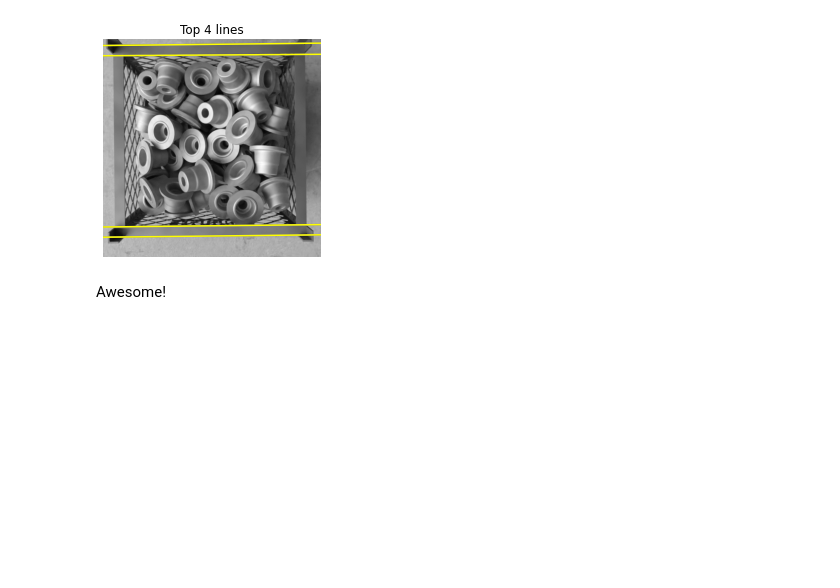
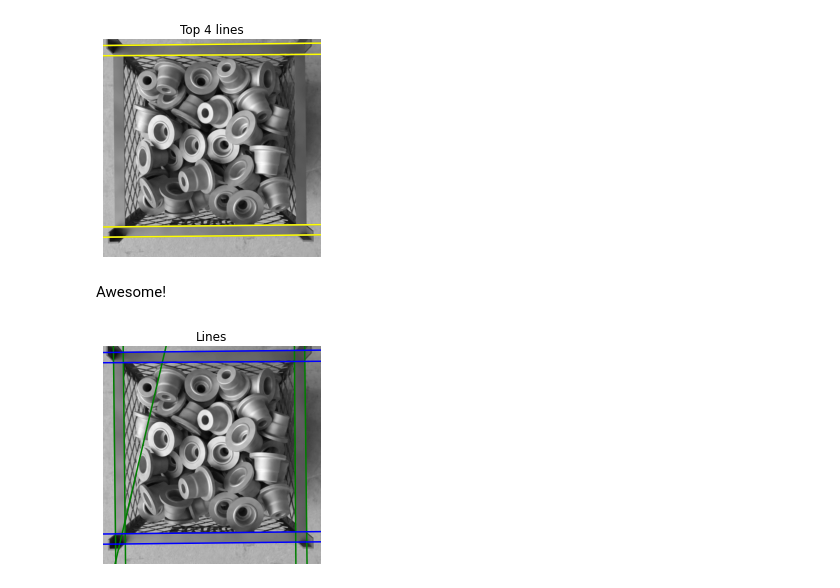
Before and after one commit to brunompacheco/part-counting, a Jupyter notebook: notebooks/01.00-bmp-box-cropping.ipynb, the cells around one changed output. Cells and saved outputs as stored; diff of their text form; code cells hidden in the pictures; blank space fills up the shorter version.

```diff
--- a/notebooks/01.00-bmp-box-cropping.ipynb
+++ b/notebooks/01.00-bmp-box-cropping.ipynb
@@ -91,7 +91,7 @@ from skimage.feature import canny
 
 img = np.array(color*255, dtype='uint8')
 
-edg = canny(img, sigma=1)
+edges = canny(img, sigma=1)
 
 plt.gcf().set_size_inches(14,8)
 plt.subplot(121)
@@ -101,7 +101,7 @@ plt.xticks([])
 plt.yticks([])
 
 plt.subplot(122)
-plt.imshow(edg, cmap='gray')
+plt.imshow(edges, cmap='gray')
 plt.title('Edge Image')
 plt.xticks([])
 plt.yticks([])
@@ -116,7 +116,7 @@ from matplotlib import cm
 # Classic straight-line Hough transform
 # Set a precision of 0.5 degree.
 tested_angles = np.linspace(-np.pi/2, np.pi/2, 360, endpoint=True)
-h, theta, d = hough_line(edg, theta=tested_angles)
+h, theta, d = hough_line(edges, theta=tested_angles)
 
 angle_step = 0.5 * np.diff(theta).mean()
 d_step = 0.5 * np.diff(d).mean()
@@ -164,7 +164,7 @@ from matplotlib import cm
 # Classic straight-line Hough transform
 # Set a precision of 0.5 degree.
 tested_angles = np.linspace(-np.pi/8, np.pi/8, 180, endpoint=True)
-h, theta, d = hough_line(edg, theta=tested_angles)
+h, theta, d = hough_line(edges, theta=tested_angles)
 
 angle_step = 0.5 * np.diff(theta).mean()
 d_step = 0.5 * np.diff(d).mean()
@@ -359,3 +359,26 @@ plt.show()
 [figure]
 # %% [markdown]
 Awesome!
+# %%
+from src.features.cropping import get_lines, pick_similar_lines
+
+v_lines, h_lines = get_lines(color)
+# %%
+fig, ax = plt.subplots()
+
+ax.imshow(img, cmap=cm.gray)
+ax.set_ylim((img.shape[0], 0))
+ax.set_axis_off()
+ax.set_title('Lines')
+
+for angle, dist in zip(*v_lines):
+    (x0, y0) = dist * np.array([np.cos(angle), np.sin(angle)])
+    ax.axline((x0, y0), slope=np.tan(angle + np.pi/2), color='green')
+
+for angle, dist in zip(*h_lines):
+    (x0, y0) = dist * np.array([np.cos(angle), np.sin(angle)])
+    ax.axline((x0, y0), slope=np.tan(angle + np.pi/2), color='blue')
+
+plt.show()
+# %% [output]
+[figure, added]
```
Also changed, not shown: parts of 1 cell of this notebook, 1 other file.
